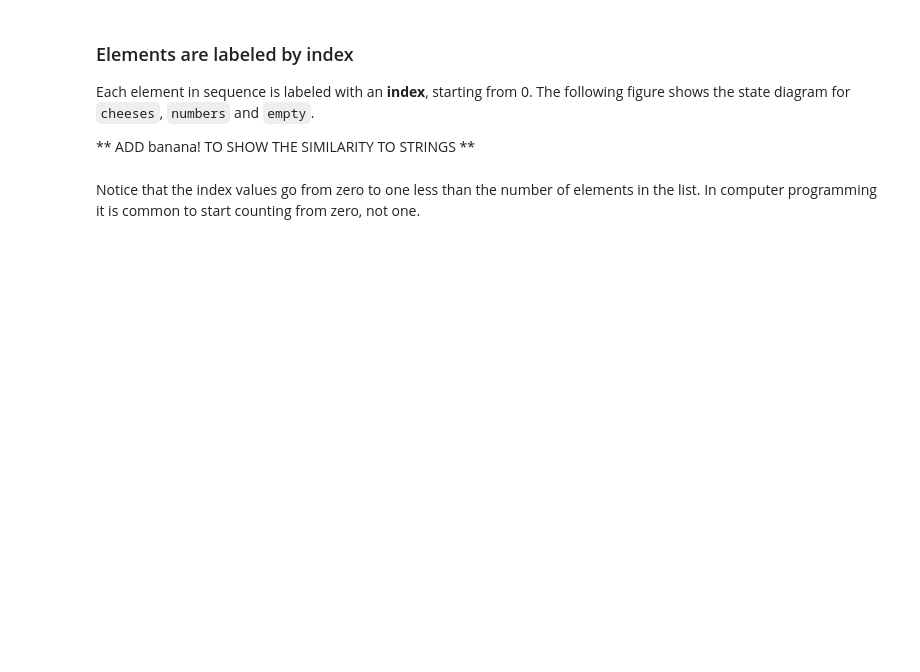
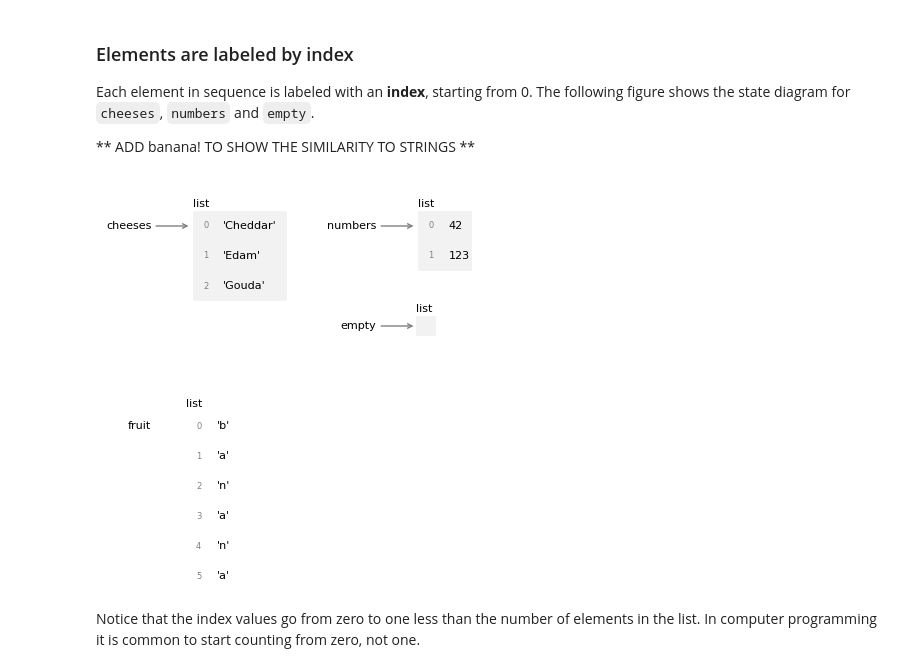
Before and after one commit to Hamilton-at-CapU/comp115, a Jupyter notebook: lessons/lesson04_iteration.ipynb, the cells around one changed output. Cells and saved outputs as stored; diff of their text form; code cells hidden in the pictures; blank space fills up the shorter version.

```diff
--- a/lessons/lesson04_iteration.ipynb
+++ b/lessons/lesson04_iteration.ipynb
@@ -34,7 +37,7 @@ We have already seen one type of sequence, **strings**.  A string is a sequence
 # %% [markdown]
 Here is an example of a string.
 # %%
-fruit = 'banana!'
+fruit = 'banana'
 # %% [markdown]
 ### Lists
 Like a string, a **list** is a sequence of values. In a string, the
@@ -72,17 +75,23 @@ binding2 = Binding(Value('numbers'), list2)
 
 list3 = make_list(empty, dy=-0.3, offsetx=0.1)
 binding3 = Binding(Value('empty'), list3)
+
+list4 = make_list(fruit, dy=-0.3, offsetx=0.1)
+binding4 = Binding(Value('fruit'), list4)
 # %%
 from diagram import diagram, adjust, Bbox
 
 width, height, x, y = [3.66, 1.58, 0.45, 1.2]
 ax = diagram(width, height)
 bbox1 = binding1.draw(ax, x, y)
 bbox2 = binding2.draw(ax, x+2.25, y)
 bbox3 = binding3.draw(ax, x+2.25, y-1.0)
+bbox4 = binding4.draw(ax, x, y-2.0)
 
-bbox = Bbox.union([bbox1, bbox2, bbox3])
+bbox = Bbox.union([bbox1, bbox2, bbox3, bbox4])
 #adjust(x, y, bbox)
+# %% [output]
+[figure, added]
 # %% [markdown]
 Notice that the index values go from zero to one less than the number of elements in the list.  In computer programming it is common to start counting from zero, not one.
 # %% [markdown]
```
Also changed, not shown: parts of 90 cells of this notebook.
